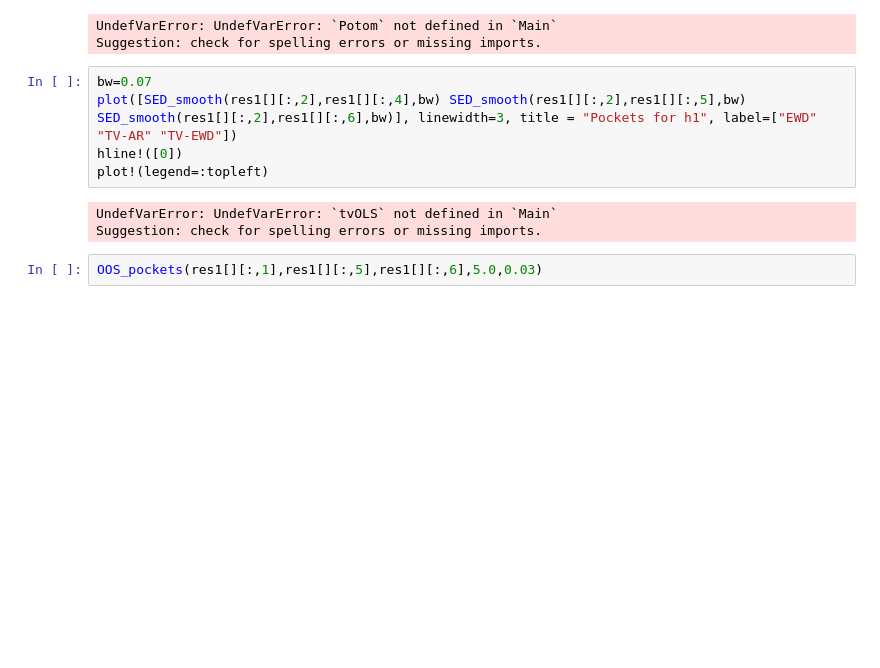
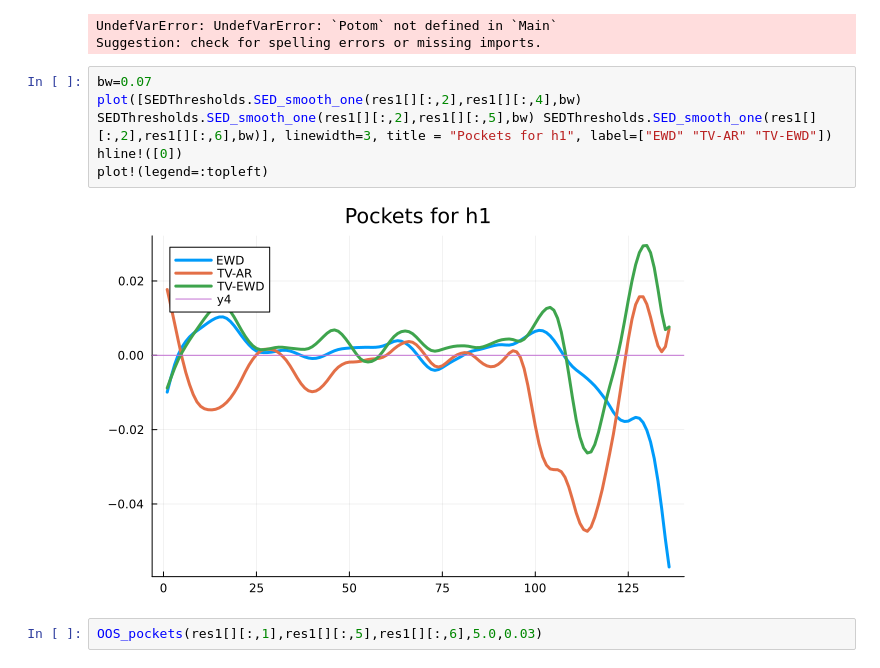
Before and after one commit to barunik/tvPersistence.jl, a Jupyter notebook: inflation_results_replication/Revision_Inflation_REPLICATION.ipynb, the cells around one changed output. Saved outputs shown, nothing was run; the diff lists cells and outputs as text; blank space fills up the shorter version.

```diff
--- a/inflation_results_replication/Revision_Inflation_REPLICATION.ipynb
+++ b/inflation_results_replication/Revision_Inflation_REPLICATION.ipynb
@@ -355,12 +312,11 @@ UndefVarError: UndefVarError: `Potom` not defined in `Main`
 Suggestion: check for spelling errors or missing imports.
 # %%
 bw=0.07
-plot([SED_smooth(res1[][:,2],res1[][:,4],bw) SED_smooth(res1[][:,2],res1[][:,5],bw) SED_smooth(res1[][:,2],res1[][:,6],bw)], linewidth=3, title = "Pockets for h1", label=["EWD" "TV-AR" "TV-EWD"])
+plot([SEDThresholds.SED_smooth_one(res1[][:,2],res1[][:,4],bw) SEDThresholds.SED_smooth_one(res1[][:,2],res1[][:,5],bw) SEDThresholds.SED_smooth_one(res1[][:,2],res1[][:,6],bw)], linewidth=3, title = "Pockets for h1", label=["EWD" "TV-AR" "TV-EWD"])
 hline!([0])
 plot!(legend=:topleft)
 # %% [output]
-UndefVarError: UndefVarError: `tvOLS` not defined in `Main`
-Suggestion: check for spelling errors or missing imports.
+[figure, added]
 # %%
 OOS_pockets(res1[][:,1],res1[][:,5],res1[][:,6],5.0,0.03)
 # %% [output]
```
Also changed, not shown: parts of 10 cells of this notebook, 2 other files.
